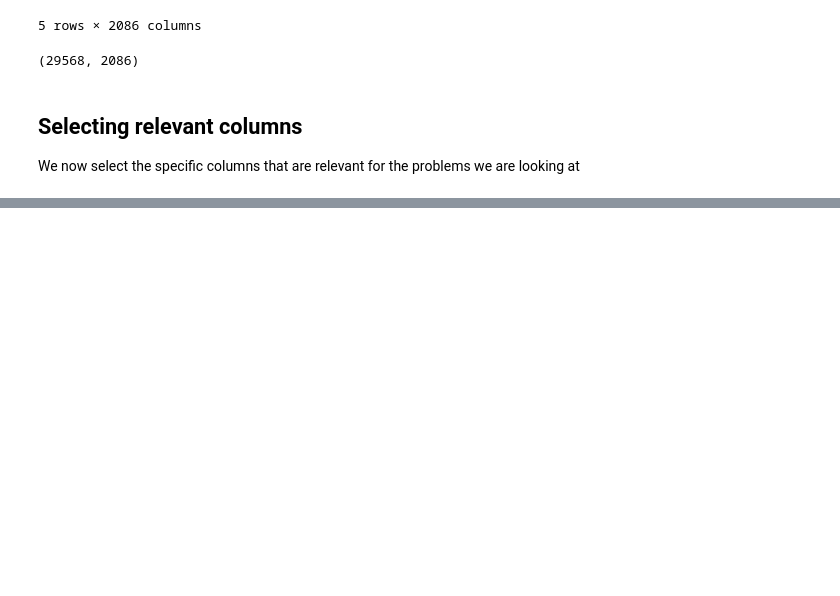
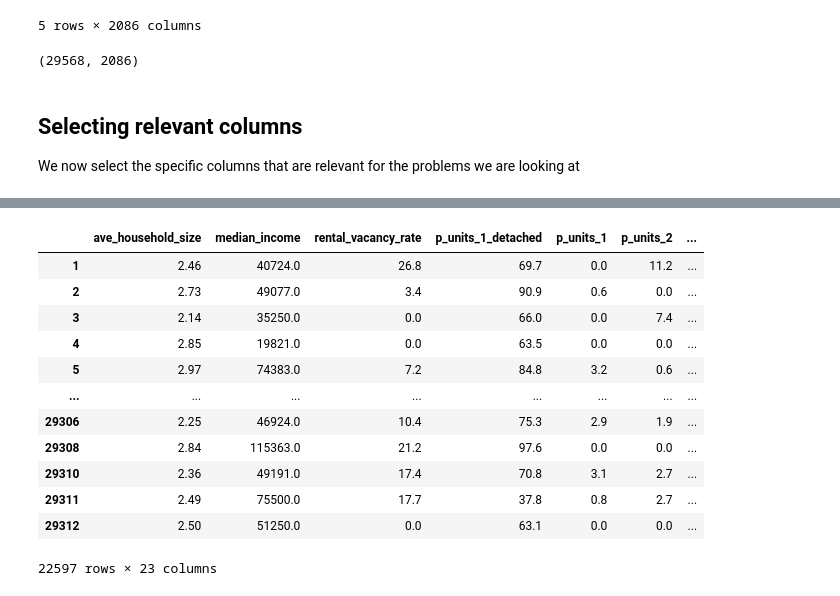
Before and after one commit to michlbrown/cpsc4310, a Jupyter notebook: Project/rawdata/Data prep.ipynb, the cells around one changed output, grey strips where cells are left out. Cells and saved outputs as stored; diff of their text form; code cells hidden in the pictures; blank space fills up the shorter version.

```diff
--- a/Project/rawdata/Data prep.ipynb
+++ b/Project/rawdata/Data prep.ipynb
@@ -35,3 +29,29 @@ attributes = ["GEO_ID", "NAME", "DP02_0015E", "DP02_0066PE", "DP02_0067PE", "DP0
+# %%
+attributes = {
+    "DP02_0015E": "ave_household_size",
+    "DP03_0062E": "median_income",
+    "DP04_0005E": "rental_vacancy_rate",
+    "DP04_0007PE": "p_units_1_detached",
+    "DP04_0008PE": "p_units_1",
+    "DP04_0009PE": "p_units_2",
+    "DP04_0010PE": "p_units_34",
+    "DP04_0011PE": "p_units_59",
+    "DP04_0012PE": "p_units_10",
+    "DP04_0013PE": "p_units_20",
+    "DP04_0017PE": "p_built_2014",
+    "DP04_0018PE": "p_built_2010",
+    "DP04_0019PE": "p_built_2000",
+    "DP04_0020PE": "p_built_1990",
+    "DP04_0021PE": "p_built_1980",
+    "DP04_0022PE": "p_built_1970",
+    "DP04_0023PE": "p_built_1960",
+    "DP04_0024PE": "p_built_1950",
+    "DP04_0025PE": "p_built_1940",
+    "DP04_0026PE": "p_built_1930",
+    "DP04_0037E": "median_rooms",
+    "DP04_0134E": "median_rent",
+    "DP04_0089E": "median-value"
+}
 # %%
 # select the colums
 acs = acs.filter(attributes)
@@ -99,0 +104,16 @@ acs.describe().transpose().to_csv("summary.csv")
+# %%
+acs
+# %% [output]
+|  | ave_household_size | median_income | rental_vacancy_rate | p_units_1_detached | p_units_1 | p_units_2 | ... |
+| 1 | 2.46 | 40724.0 | 26.8 | 69.7 | 0.0 | 11.2 | ... |
+| 2 | 2.73 | 49077.0 | 3.4 | 90.9 | 0.6 | 0.0 | ... |
+| 3 | 2.14 | 35250.0 | 0.0 | 66.0 | 0.0 | 7.4 | ... |
+| 4 | 2.85 | 19821.0 | 0.0 | 63.5 | 0.0 | 0.0 | ... |
+| 5 | 2.97 | 74383.0 | 7.2 | 84.8 | 3.2 | 0.6 | ... |
+| ... | ... | ... | ... | ... | ... | ... | ... |
+| 29306 | 2.25 | 46924.0 | 10.4 | 75.3 | 2.9 | 1.9 | ... |
+| 29308 | 2.84 | 115363.0 | 21.2 | 97.6 | 0.0 | 0.0 | ... |
+| 29310 | 2.36 | 49191.0 | 17.4 | 70.8 | 3.1 | 2.7 | ... |
+| 29311 | 2.49 | 75500.0 | 17.7 | 37.8 | 0.8 | 2.7 | ... |
+| 29312 | 2.50 | 51250.0 | 0.0 | 63.1 | 0.0 | 0.0 | ... |
+22597 rows × 23 columns
```
Also changed, not shown: parts of 14 cells of this notebook, 10 other files.
